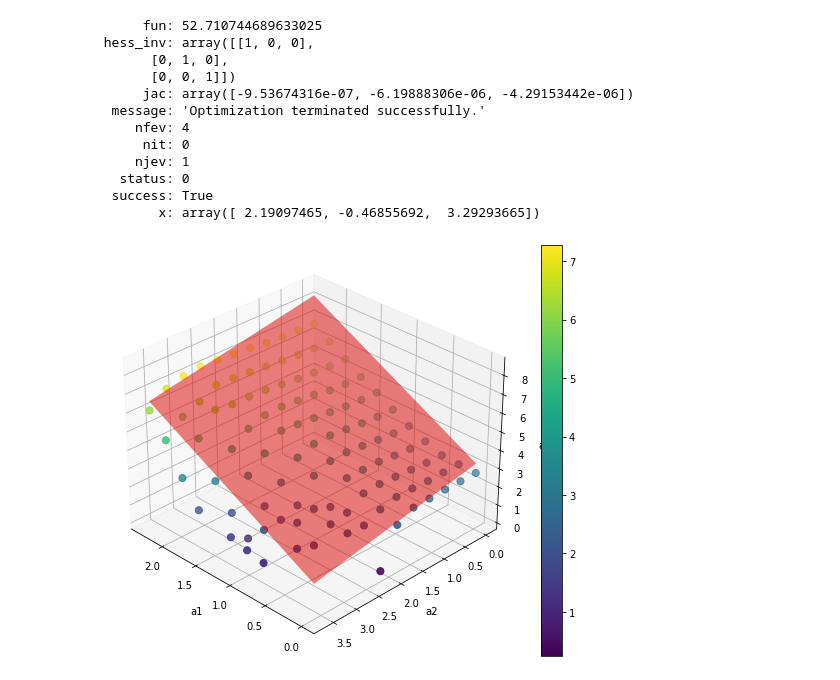
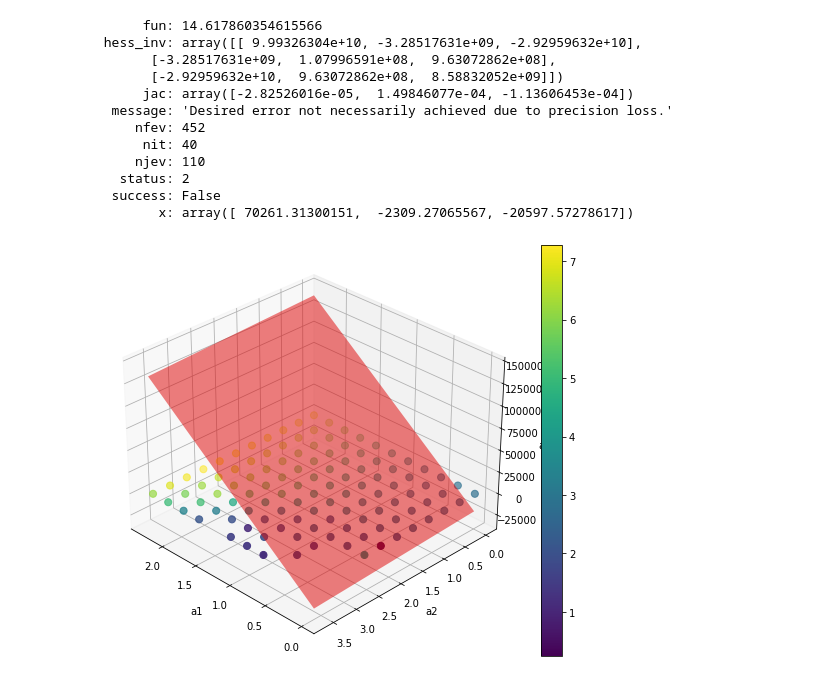
Before and after one commit to fangzhangmnm/AKLT3D, a Jupyter notebook: plot_critical.ipynb, the cells around one changed output. Drawn from its saved outputs; the diff is of its cells as text; code cells hidden in the pictures.

```diff
--- a/plot_critical.ipynb
+++ b/plot_critical.ipynb
@@ -111,0 +122,26 @@ saved to ./data_output/AKLT3D_X10_scan_grid_critical_a3/image_plot.png
+# %%
+region1_mask=(df['obs_max']>3)&(df['a1']>0.5)
+region2_mask=(df['obs_max']>3)&(df['a1']<0.5)
+region3_mask=(df['obs_max']<3)
+
+from scipy.optimize import curve_fit
+def f(x,a,b,c):
+    return a*x[0]+b*x[1]+c
+a1,a2,a3=df[region1_mask][['a1','a2','a3']].values.T
+popt,pcov=curve_fit(f,[a1,a2],a3)
+print('a3={:.3f}*a1+{:.3f}*a2+{:.3f}'.format(*popt))
+
+%matplotlib inline
+
+fig = plt.figure(figsize=(8,6))
+ax=fig.add_subplot(111,projection='3d')
+ax.set_xlabel('a1');ax.set_ylabel('a2');ax.set_zlabel('a3')
+a1l,a2l=np.linspace(np.min(df['a1']),np.max(df['a1']),2),np.linspace(np.min(df['a2']),np.max(df['a2']),2);a1l,a2l=np.meshgrid(a1l,a2l);a3l=f([a1l,a2l],*popt)
+ax.plot_surface(a1l,a2l,a3l,alpha=0.5)
+ax.scatter(df[region1_mask]['a1'],df[region1_mask]['a2'],df[region1_mask]['a3'],color='r',s=50)
+ax.scatter(df[region2_mask]['a1'],df[region2_mask]['a2'],df[region2_mask]['a3'],color='g',s=50)
+ax.scatter(df[region3_mask]['a1'],df[region3_mask]['a2'],df[region3_mask]['a3'],color='b',s=50)
+ax.view_init(30, 135)
+
+plt.tight_layout()
+plt.show()
@@ -113,53 +159,54 @@ saved to ./data_output/AKLT3D_X10_scan_grid_critical_a3/image_plot.png
 from scipy.optimize import minimize
 
 # fit a3 with linear a1,a2 within tolerance
-def fit_plane_with_tol(a1,a2,a3,tol=np.Infinity,initial_guess=None):
+def fit_plane_with_tol(a1,a2,a3,tol=1,initial_guess=None):
     def loss(params, a1,a2,a3):
-        a,b,c=params
-        residue=a1*a+b*a2+c-a3-1
+        a,b,c=params # plane ax+by+cz=1
+        # dist to plane = |ax+by+cz-1|/sqrt(a^2+b^2+c^2)
+        residue=(a1*a+a2*b+a3*c-1)/np.sqrt(a**2+b**2+c**2)
         return np.sum(residue**2)
-        return np.sum(np.where(np.abs(residue)<=tol,0.5*residue**2,tol*(np.abs(residue)-0.5*tol)))
+        # return np.sum(np.where(np.abs(residue)<=tol,0.5*residue**2,tol*(np.abs(residue)-0.5*tol)))
     initial_guess=initial_guess or [1,1,1]
     res=minimize(loss,initial_guess,args=(a1,a2,a3))
     print(res)
     return res.x
 
 initial_guess=[ 2.19097465, -0.46855692,  3.29293665]
 
-params=fit_plane_with_tol(df['a1'],df['a2'],df['a3'],tol=100,initial_guess=initial_guess)
+params=fit_plane_with_tol(df['a1'],df['a2'],df['a3'],tol=99999,initial_guess=initial_guess)
 
 a1_min,a1_max=df['a1'].min(),df['a1'].max()
 a2_min,a2_max=df['a2'].min(),df['a2'].max()
 a1s=np.linspace(a1_min,a1_max,2)
 a2s=np.linspace(a2_min,a2_max,2)
 a1s,a2s=np.meshgrid(a1s,a2s)
 a3s=params[0]*a1s+params[1]*a2s+params[2]
 
 fig = plt.figure(figsize=(8,6))
 ax=fig.add_subplot(111,projection='3d')
 
 p=ax.scatter(df['a1'],df['a2'],df['a3'],c=df['a3'],cmap='viridis',s=50)
 
 ax.plot_surface(a1s,a2s,a3s,alpha=0.5,color='red')
 
 ax.set_xlabel('a1');ax.set_ylabel('a2');ax.set_zlabel('a3')
 # rotate camera
 
 ax.view_init(30, 135)
 fig.colorbar(p)
 plt.tight_layout()
 plt.show()
 # %% [output]
-      fun: 52.710744689633025
- hess_inv: array([[1, 0, 0],
-       [0, 1, 0],
-       [0, 0, 1]])
-      jac: array([-9.53674316e-07, -6.19888306e-06, -4.29153442e-06])
-  message: 'Optimization terminated successfully.'
-     nfev: 4
-      nit: 0
-     njev: 1
-   status: 0
-  success: True
-        x: array([ 2.19097465, -0.46855692,  3.29293665])
+      fun: 14.617860354615566
+ hess_inv: array([[ 9.99326304e+10, -3.28517631e+09, -2.92959632e+10],
+       [-3.28517631e+09,  1.07996591e+08,  9.63072862e+08],
+       [-2.92959632e+10,  9.63072862e+08,  8.58832052e+09]])
+      jac: array([-2.82526016e-05,  1.49846077e-04, -1.13606453e-04])
+  message: 'Desired error not necessarily achieved due to precision loss.'
+     nfev: 452
+      nit: 40
+     njev: 110
+   status: 2
+  success: False
+        x: array([ 70261.31300151,  -2309.27065567, -20597.57278617])
-[figure, old version]
+[figure, new version]
```
Also changed, not shown: parts of 4 cells of this notebook, 8 other files.
